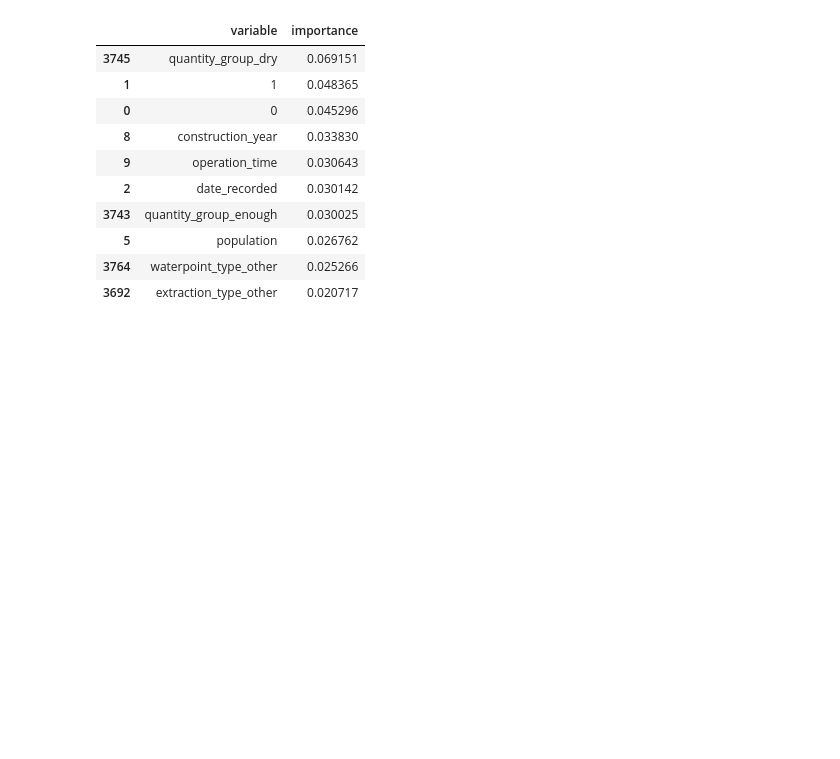
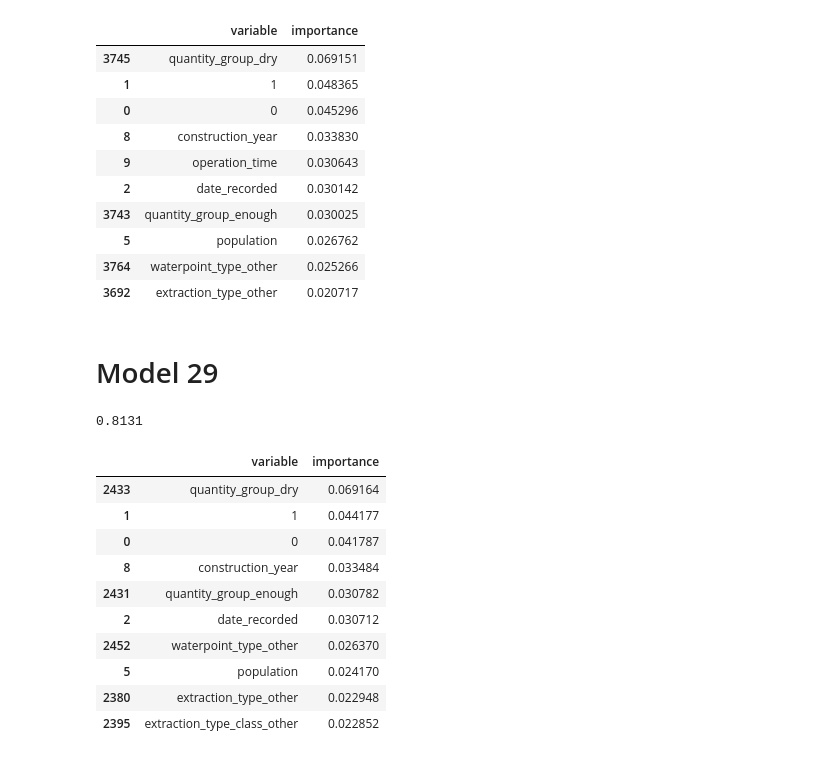
Before and after one commit to zlatankr/Projects, a Jupyter notebook: Tanzania/RF_model.ipynb, the cells around one changed output. Cells and saved outputs as stored; diff of their text form; code cells hidden in the pictures; blank space fills up the shorter version.

```diff
--- a/Tanzania/RF_model.ipynb
+++ b/Tanzania/RF_model.ipynb
@@ -1690,3 +1690,50 @@ pred = pd.DataFrame(predictions, columns = [y_test.columns[1]])
 del y_test['status_group']
 y_test = pd.concat((y_test, pred), axis = 1)
 y_test.to_csv(os.path.join('submission_files', 'y_test28.csv'), sep=",", index = False)
+# %% [markdown]
+# Model 29
+# %%
+X_train = pd.read_csv('X_train.csv')
+X_test = pd.read_csv('X_test.csv')
+y_train = pd.read_csv('y_train.csv')
+del y_train['id']
+X_train, X_test = feature_process_helper.dates(X_train, X_test)
+X_train, X_test = feature_process_helper.dates2(X_train, X_test)
+X_train, X_test = feature_process_helper.construction(X_train, X_test)
+X_train, X_test = feature_process_helper.bools(X_train, X_test)
+X_train, X_test = feature_process_helper.locs(X_train, X_test)
+X_train['population'] = np.log(X_train['population'])
+X_test['population'] = np.log(X_test['population'])
+X_train, X_test = feature_process_helper.removal2(X_train, X_test)
+X_train, X_test = feature_process_helper.small_n(X_train, X_test)
+X_train, X_test = feature_process_helper.lda(X_train, X_test, y_train, cols = ['gps_height', 'latitude', 'longitude'])
+X_train, X_test = feature_process_helper.dummies(X_train, X_test)
+# %%
+rf29 = RandomForestClassifier(criterion='gini',
+                                min_samples_split=12,
+                                n_estimators=500,
+                                max_features='auto',
+                                oob_score=True,
+                                random_state=1,
+                                n_jobs=-1)
+
+rf29 = rf29.fit(X_train, y_train.values.ravel())
+print "%.4f" % rf29.oob_score_
+# %% [output]
+0.8131
+# %%
+pd.concat((pd.DataFrame(X_train.columns, columns = ['variable']),
+           pd.DataFrame(rf29.feature_importances_, columns = ['importance'])),
+          axis = 1).sort_values(by='importance', ascending = False)[:10]
+# %% [output]
+|  | variable | importance |
+| 2433 | quantity_group_dry | 0.069164 |
+| 1 | 1 | 0.044177 |
+| 0 | 0 | 0.041787 |
+| 8 | construction_year | 0.033484 |
+| 2431 | quantity_group_enough | 0.030782 |
+| 2 | date_recorded | 0.030712 |
+| 2452 | waterpoint_type_other | 0.026370 |
+| 5 | population | 0.024170 |
+| 2380 | extraction_type_other | 0.022948 |
+| 2395 | extraction_type_class_other | 0.022852 |
```
Also changed, not shown: parts of 1 cell of this notebook, 6 other files.
